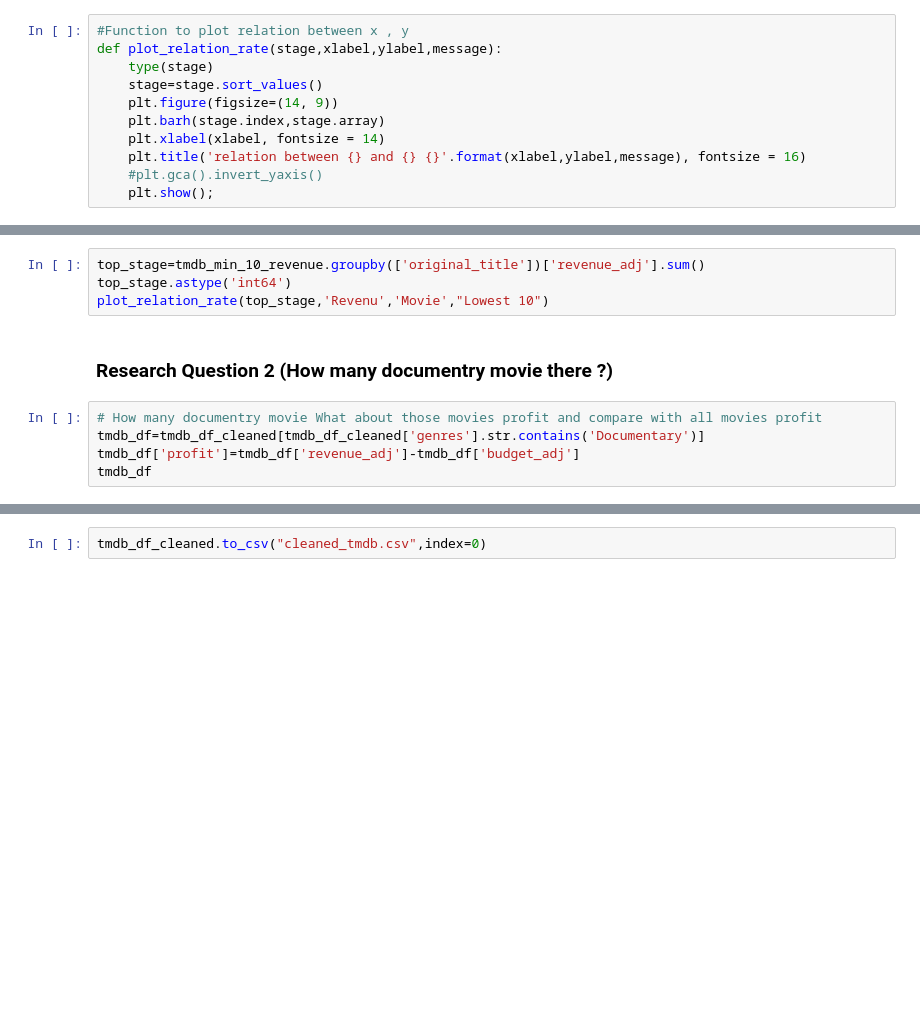
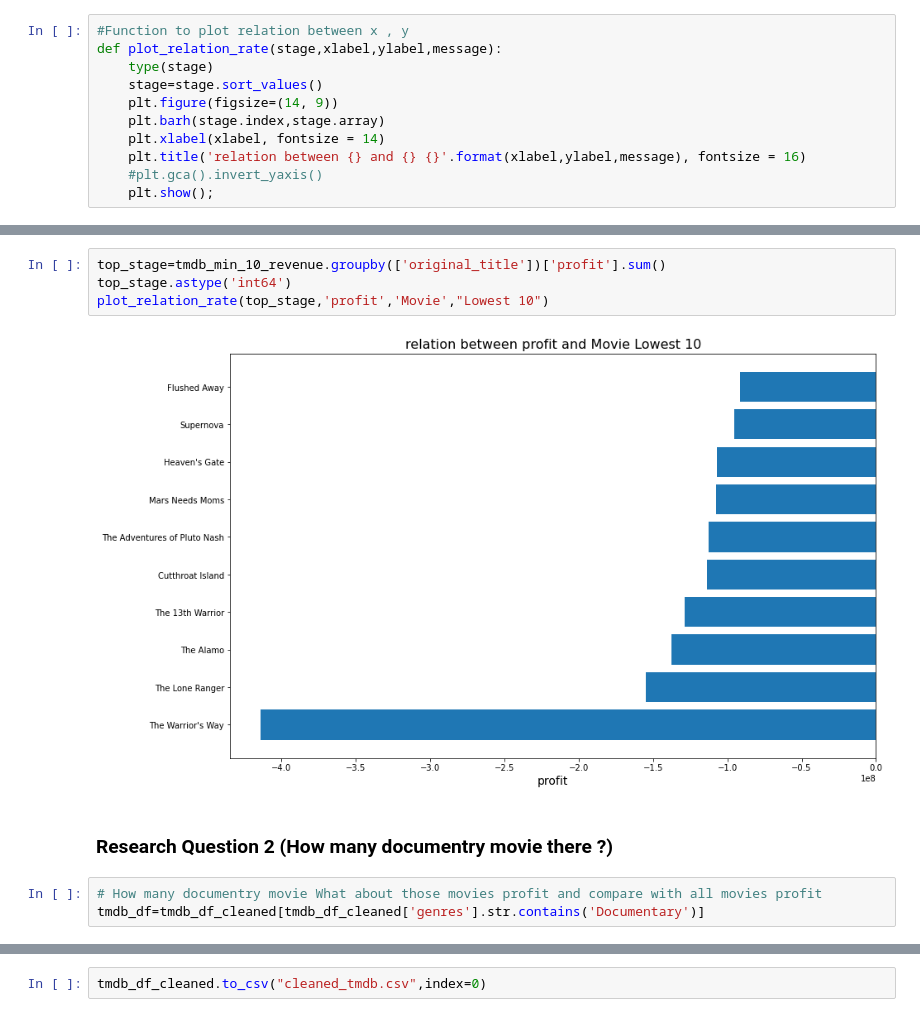
Before and after one commit to moamen-mohasseb/TMDB-Movie-Data, a Jupyter notebook: TMDB-Movies-DataAnalysis.ipynb, the cells around one changed output, grey strips where cells are left out. Saved outputs shown, nothing was run; the diff lists cells and outputs as text; blank space fills up the shorter version.

```diff
--- a/TMDB-Movies-DataAnalysis.ipynb
+++ b/TMDB-Movies-DataAnalysis.ipynb
@@ -151,14 +323,14 @@ plot_relation_rate(top_stage,'Revenu','Director','Lowest 10')
 # %%
-top_stage=tmdb_min_10_revenue.groupby(['original_title'])['revenue_adj'].sum()
+top_stage=tmdb_min_10_revenue.groupby(['original_title'])['profit'].sum()
 top_stage.astype('int64')
-plot_relation_rate(top_stage,'Revenu','Movie',"Lowest 10")
+plot_relation_rate(top_stage,'profit','Movie',"Lowest 10")
+# %% [output]
+[figure, added]
 # %% [markdown]
 ### Research Question 2  (How many documentry movie there ?)
 # %%
 # How many documentry movie What about those movies profit and compare with all movies profit
 tmdb_df=tmdb_df_cleaned[tmdb_df_cleaned['genres'].str.contains('Documentary')]
-tmdb_df['profit']=tmdb_df['revenue_adj']-tmdb_df['budget_adj']
-tmdb_df
 # %%
 # there is about 35 documentary movie and the relation between profit and movies
 top_stage=tmdb_df.groupby(['original_title'])['profit'].sum()
```
Also changed, not shown: parts of 36 cells of this notebook.
